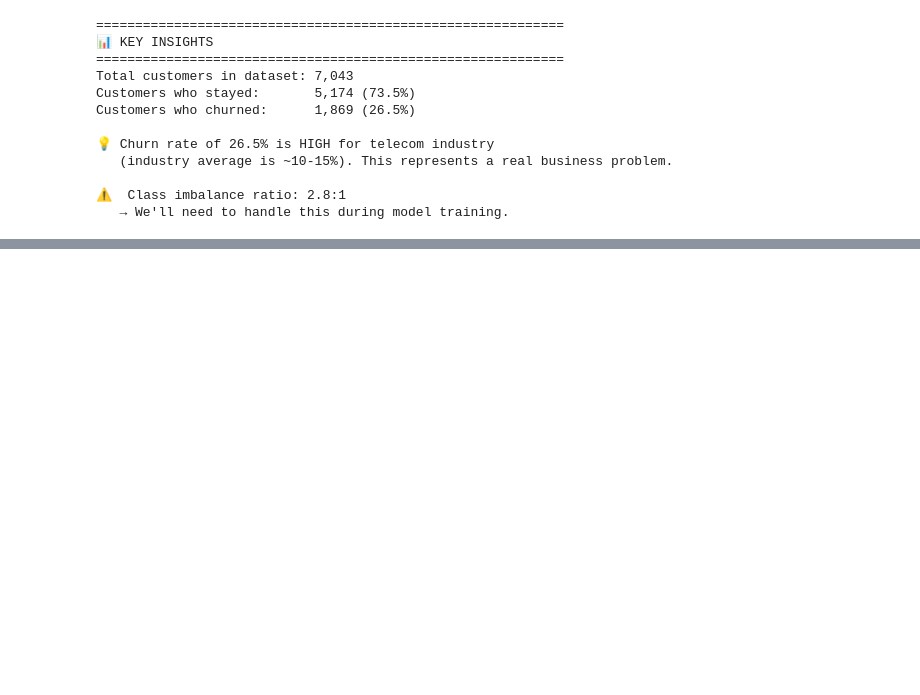
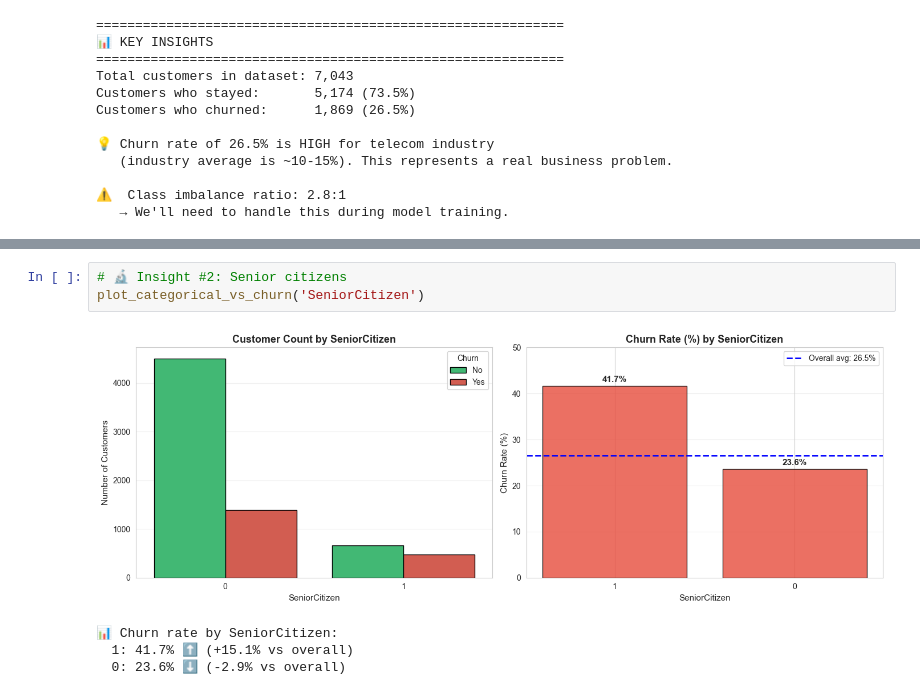
Before and after one commit to aleechihaoui/churn-prediction, a Jupyter notebook: notebooks/01_EDA.ipynb, the cells around one changed output, grey strips where cells are left out. Cells and saved outputs as stored; diff of their text form; blank space fills up the shorter version.

```diff
--- a/notebooks/01_EDA.ipynb
+++ b/notebooks/01_EDA.ipynb
@@ -371,0 +461,8 @@ Customers who churned:      1,869 (26.5%)
+# %%
+# 🔬 Insight #2: Senior citizens
+plot_categorical_vs_churn('SeniorCitizen')
+# %% [output]
+[figure, added]
+📊 Churn rate by SeniorCitizen:
+  1: 41.7% ⬆️ (+15.1% vs overall)
+  0: 23.6% ⬇️ (-2.9% vs overall)
```
Also changed, not shown: parts of 14 cells of this notebook, 3 other files.
